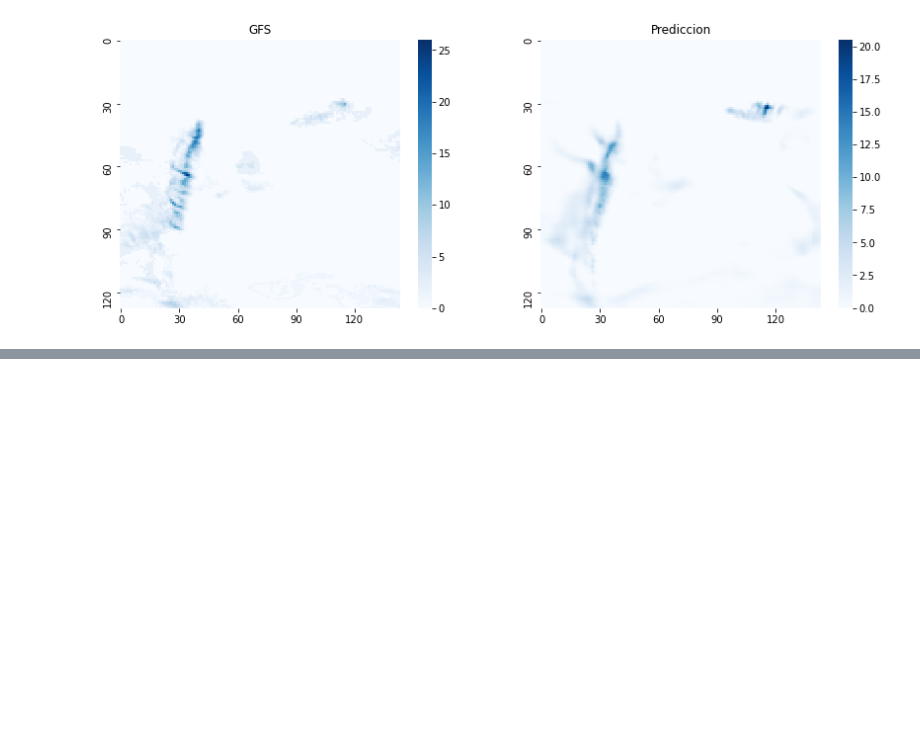
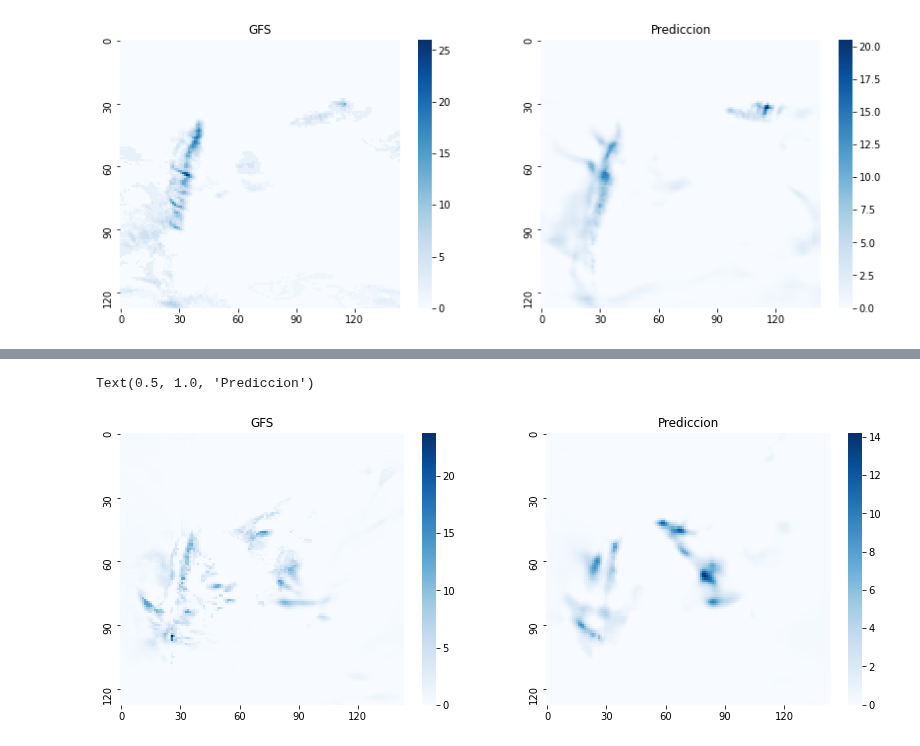
Before and after one commit to JFC95/ProyectoIntegrador_Weather, a Jupyter notebook: gfs-dataset/validacion_imagenes_gfs.ipynb, the cells around one changed output, grey strips where cells are left out. Drawn from its saved outputs; the diff is of its cells as text; code cells hidden in the pictures; blank space fills up the shorter version.

```diff
--- a/gfs-dataset/validacion_imagenes_gfs.ipynb
+++ b/gfs-dataset/validacion_imagenes_gfs.ipynb
@@ -185,0 +222,12 @@ Text(0.5, 1.0, 'Prediccion')
+# %%
+#1305
+muestra = 2050
+fig,(ax1,ax2) = plt.subplots(1,2,figsize=(14,5))
+
+g1 = sns.heatmap(y_test[muestra, :, :],cmap="Blues",cbar=True, ax=ax1, xticklabels=30, yticklabels=30)
+g1.set_title('GFS')
+g2 = sns.heatmap(y_pred[muestra, :, :, 0],cmap="Blues",cbar=True, ax=ax2, xticklabels=30, yticklabels=30)
+g2.set_title('Prediccion')
+# %% [output]
+Text(0.5, 1.0, 'Prediccion')
+[figure, added]
```
Also changed, not shown: parts of 11 cells of this notebook, 1 other file.
